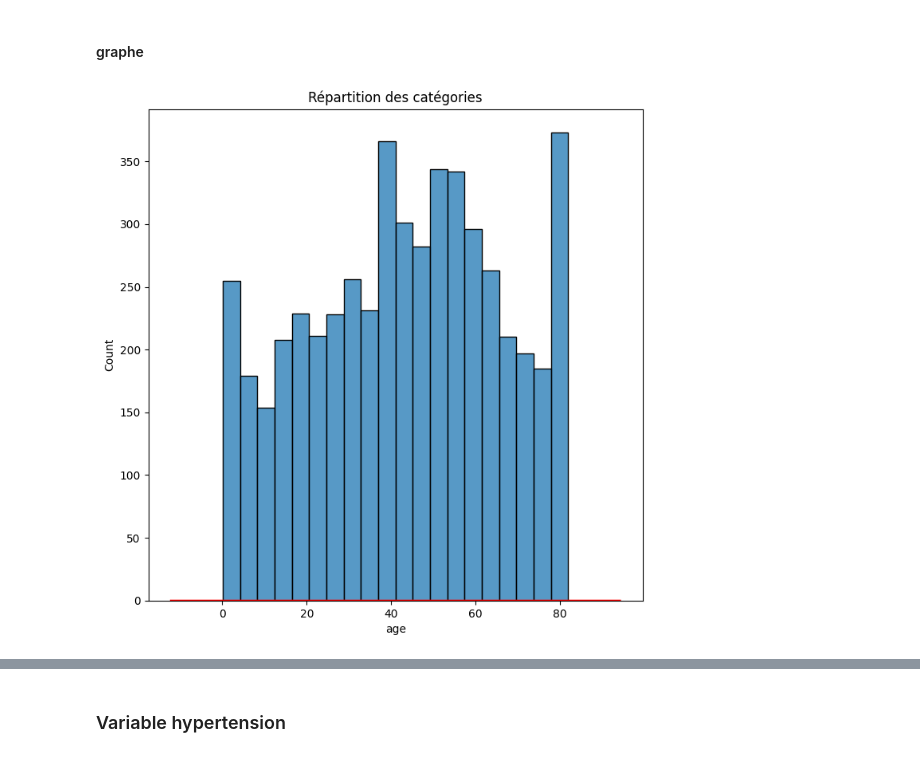
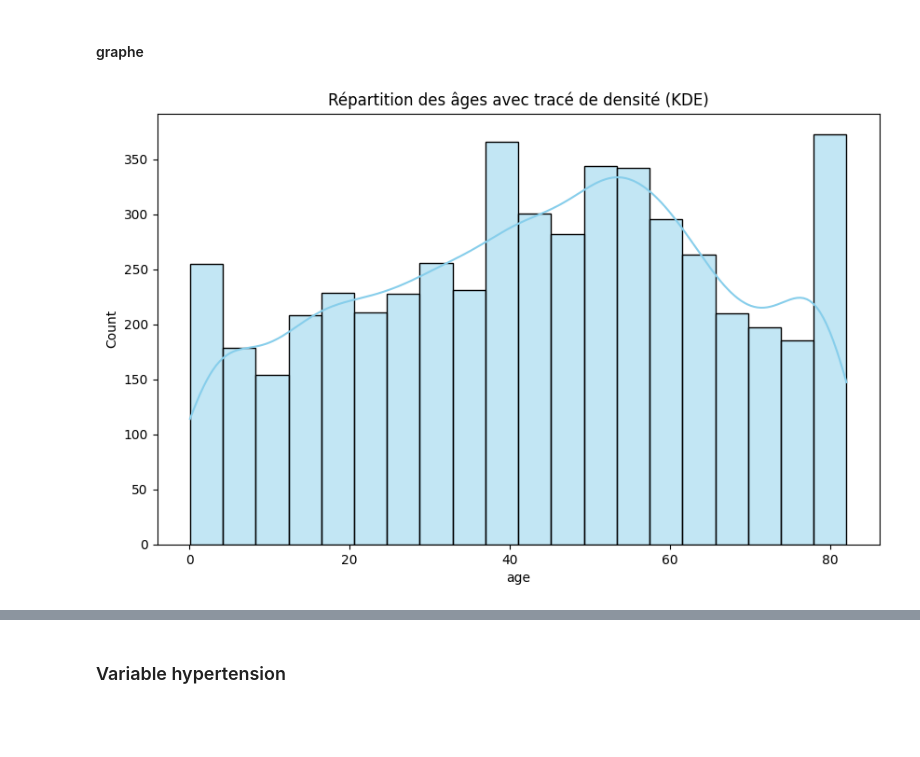
Before and after one commit to Antho-SJ/strocke-alert, a Jupyter notebook: Code/Modele.ipynb, the cells around one changed output, grey strips where cells are left out. Drawn from its saved outputs; the diff is of its cells as text; code cells hidden in the pictures; blank space fills up the shorter version.

```diff
--- a/Code/Modele.ipynb
+++ b/Code/Modele.ipynb
@@ -103,14 +103,16 @@ plt.show()
 # %% [markdown]
 #### graphe
 # %%
-# Création d'un histogramme et d'un tracé de densité (KDE) pour visualiser la répartition des âges
-plt.figure(figsize=(8, 8))  # Taille de la figure
-sns.histplot(data=df, x="age")
-sns.kdeplot(data=df, x="age", color="red")
-# Titre du pieplot
-plt.title('Répartition des catégories')
+# Création de la figure et de l'axe
+plt.figure(figsize=(10, 6))
 
-# Affichage du pieplot
+# Histogramme des âges
+sns.histplot(data=df, x="age", color="skyblue", kde=True)
+
+# Titre du graphique
+plt.title('Répartition des âges avec tracé de densité (KDE)')
+
+# Affichage du graphique
 plt.show()
 # %% [output]
-[figure, old version]
+[figure, new version]
```
Also changed, not shown: parts of 13 cells of this notebook.
